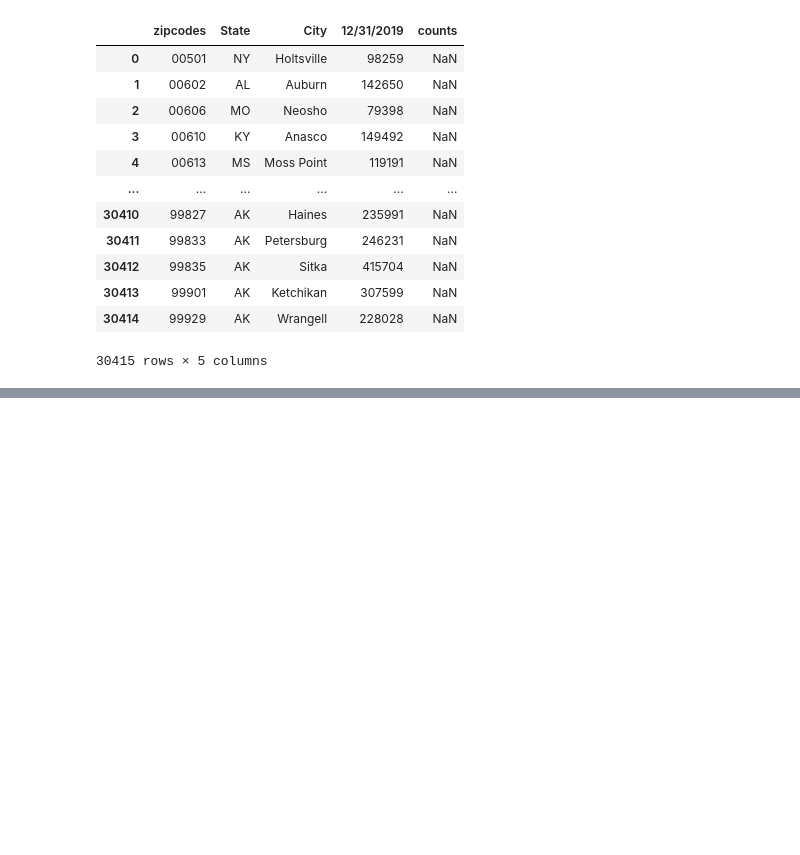
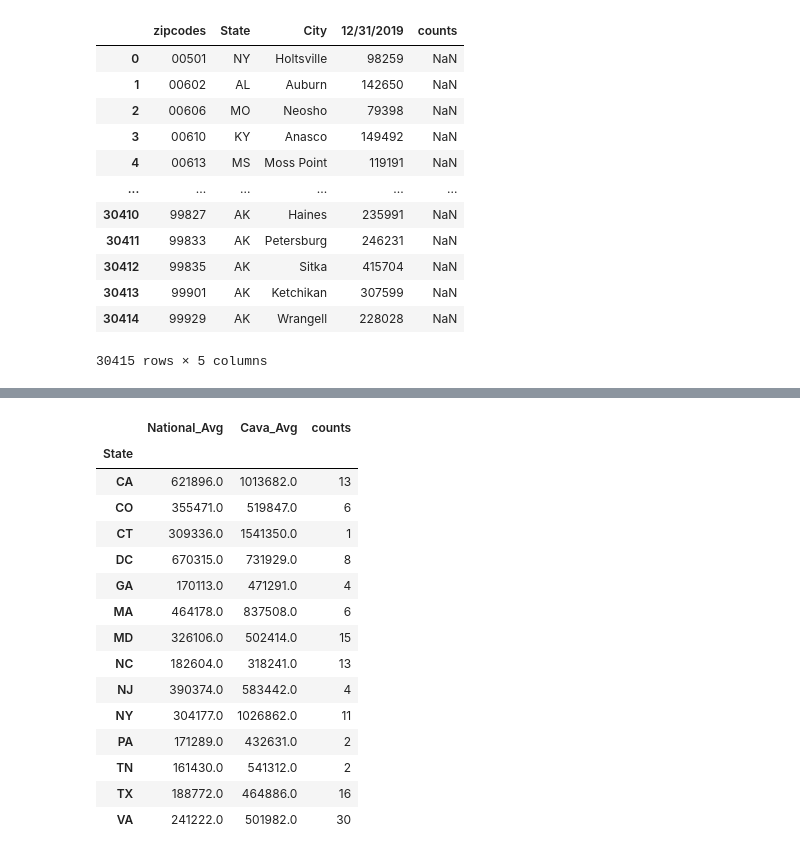
Before and after one commit to kriwang27/PythonProjs, a Jupyter notebook: Cava Web Scraping Activity.ipynb, the cells around one changed output, grey strips where cells are left out. Saved outputs shown, nothing was run; the diff lists cells and outputs as text; code cells hidden in the pictures; blank space fills up the shorter version.

```diff
--- a/Cava Web Scraping Activity.ipynb
+++ b/Cava Web Scraping Activity.ipynb
@@ -372,0 +456,19 @@ merged_df_right
+# %%
+merged_avg_right
+# %% [output]
+|  | National_Avg | Cava_Avg | counts |
+| State |  |  |  |
+| CA | 621896.0 | 1013682.0 | 13 |
+| CO | 355471.0 | 519847.0 | 6 |
+| CT | 309336.0 | 1541350.0 | 1 |
+| DC | 670315.0 | 731929.0 | 8 |
+| GA | 170113.0 | 471291.0 | 4 |
+| MA | 464178.0 | 837508.0 | 6 |
+| MD | 326106.0 | 502414.0 | 15 |
+| NC | 182604.0 | 318241.0 | 13 |
+| NJ | 390374.0 | 583442.0 | 4 |
+| NY | 304177.0 | 1026862.0 | 11 |
+| PA | 171289.0 | 432631.0 | 2 |
+| TN | 161430.0 | 541312.0 | 2 |
+| TX | 188772.0 | 464886.0 | 16 |
+| VA | 241222.0 | 501982.0 | 30 |
```
Also changed, not shown: parts of 22 cells of this notebook.
